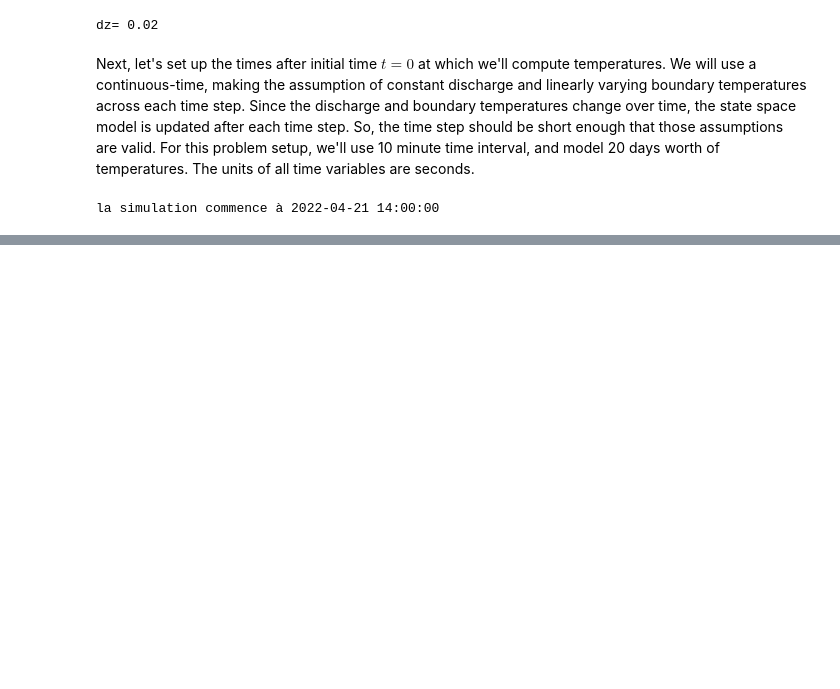
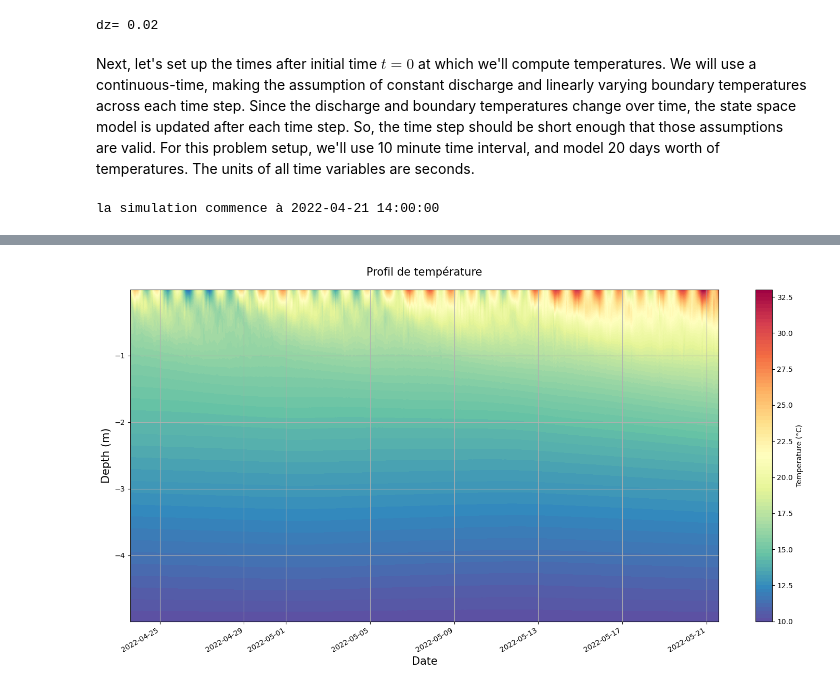
Before and after one commit to agnes-riviere/ginette, a Jupyter notebook: application/2024_TD_ENS/TD2_synthetic_cases.ipynb, the cells around one changed output, grey strips where cells are left out. Saved outputs shown, nothing was run; the diff lists cells and outputs as text; code cells hidden in the pictures; blank space fills up the shorter version.

```diff
--- a/application/2024_TD_ENS/TD2_synthetic_cases.ipynb
+++ b/application/2024_TD_ENS/TD2_synthetic_cases.ipynb
@@ -376,0 +333,4 @@ plot_fluxes_timeseries(date_simul_bg=pd.to_datetime("2022/04/21 14:00:00"))
+# %%
+plot_temperature_profiles_interpol(date_simul_bg=pd.to_datetime("2022/04/21 14:00:00"))
+# %% [output]
+[figure, added]
```
Also changed, not shown: parts of 38 cells of this notebook, 3 other files.
